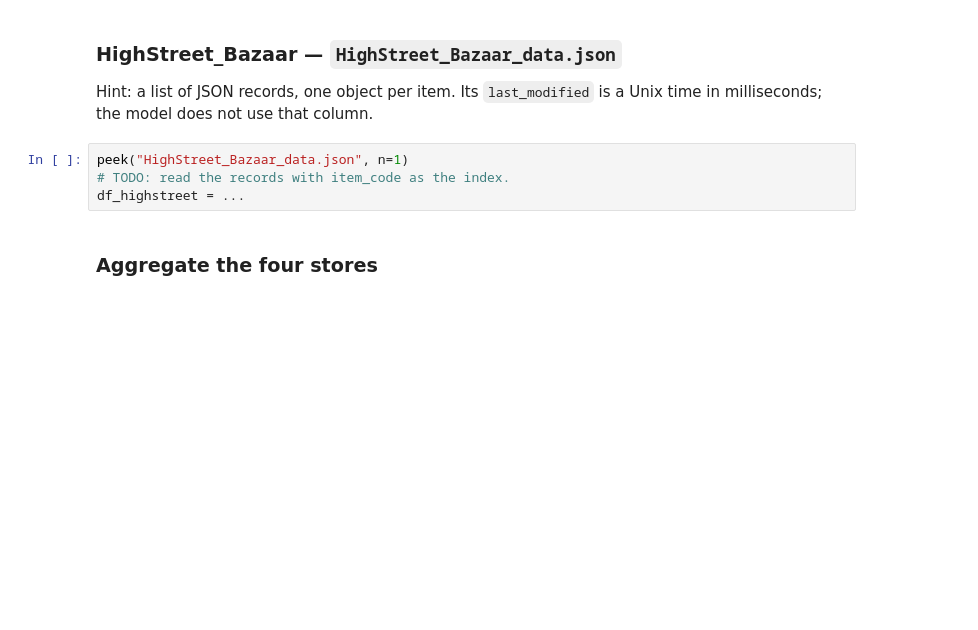
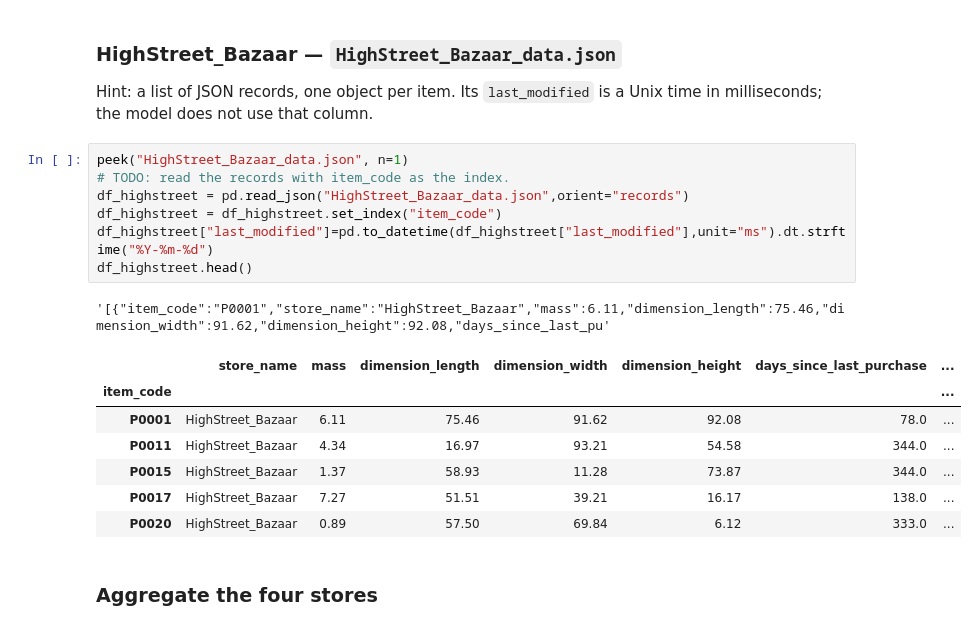
Before and after one commit to hanshunyi0-cyber/mlp-s1-case-study, a Jupyter notebook: website/public/modules/ms2a-machine-learning-practice/challenges/mlp-s1-store-sales.ipynb, the cells around one changed output. Saved outputs shown, nothing was run; the diff lists cells and outputs as text; blank space fills up the shorter version.

```diff
--- a/website/public/modules/ms2a-machine-learning-practice/challenges/mlp-s1-store-sales.ipynb
+++ b/website/public/modules/ms2a-machine-learning-practice/challenges/mlp-s1-store-sales.ipynb
@@ -241,7 +302,19 @@ Unix time in milliseconds; the model does not use that column.
 # %%
 peek("HighStreet_Bazaar_data.json", n=1)
 # TODO: read the records with item_code as the index.
-df_highstreet = ...
+df_highstreet = pd.read_json("HighStreet_Bazaar_data.json",orient="records")
+df_highstreet = df_highstreet.set_index("item_code")
+df_highstreet["last_modified"]=pd.to_datetime(df_highstreet["last_modified"],unit="ms").dt.strftime("%Y-%m-%d")
+df_highstreet.head()
+# %% [output]
+'[{"item_code":"P0001","store_name":"HighStreet_Bazaar","mass":6.11,"dimension_length":75.46,"dimension_width":91.62,"dimension_height":92.08,"days_since_last_pu'
+|  | store_name | mass | dimension_length | dimension_width | dimension_height | days_since_last_purchase | ... |
+| item_code |  |  |  |  |  |  | ... |
+| P0001 | HighStreet_Bazaar | 6.11 | 75.46 | 91.62 | 92.08 | 78.0 | ... |
+| P0011 | HighStreet_Bazaar | 4.34 | 16.97 | 93.21 | 54.58 | 344.0 | ... |
+| P0015 | HighStreet_Bazaar | 1.37 | 58.93 | 11.28 | 73.87 | 344.0 | ... |
+| P0017 | HighStreet_Bazaar | 7.27 | 51.51 | 39.21 | 16.17 | 138.0 | ... |
+| P0020 | HighStreet_Bazaar | 0.89 | 57.50 | 69.84 | 6.12 | 333.0 | ... |
 # %% [markdown]
 ### Aggregate the four stores
 # %%
```
Also changed, not shown: parts of 24 cells of this notebook.
